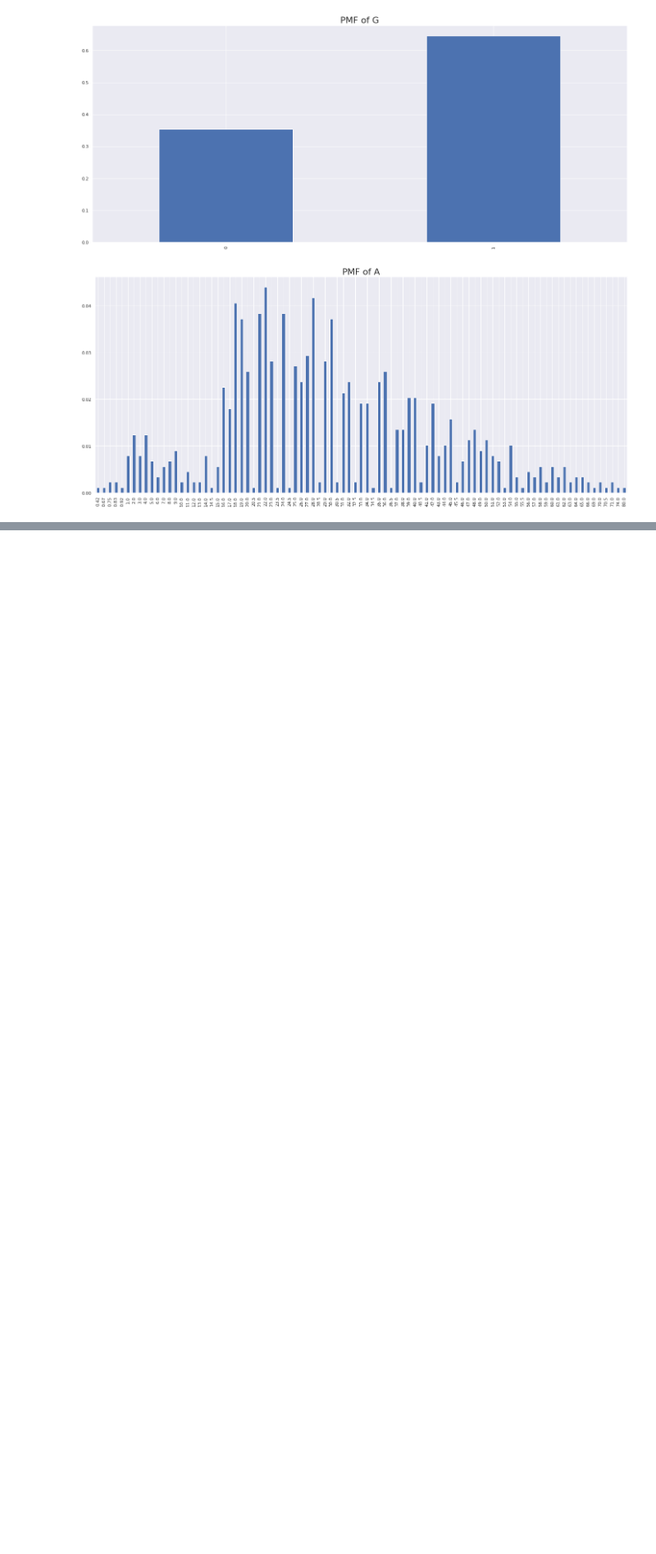
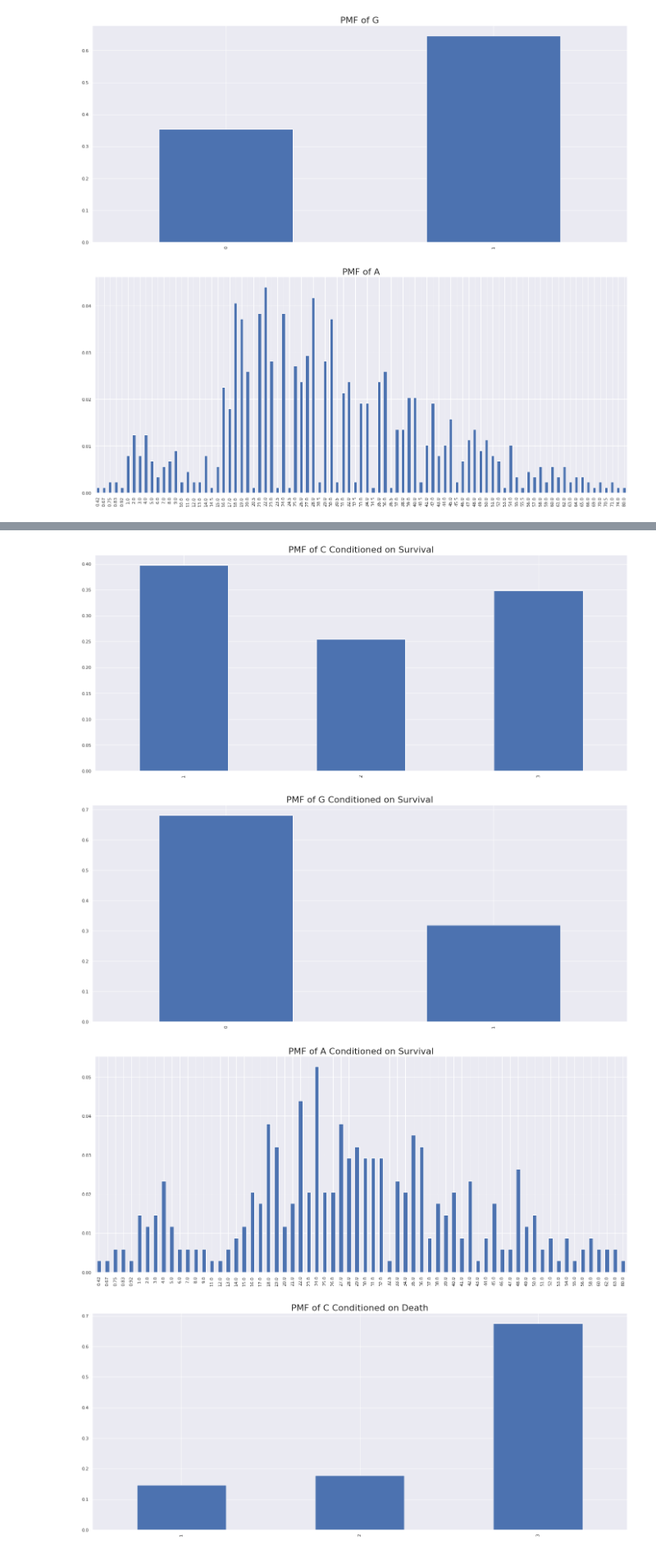
Before and after one commit to krauthammera/ee131a_finalproj, a Jupyter notebook: Problem3.ipynb, the cells around one changed output, grey strips where cells are left out. Shown: that part at 82% size. Cells and saved outputs as stored; diff of their text form; code cells hidden in the pictures; blank space fills up the shorter version.

```diff
--- a/Problem3.ipynb
+++ b/Problem3.ipynb
@@ -43,0 +48,24 @@ for i in range(0, df.shape[1]):
+# %%
+df_s1 = df[df["Survived"] == 1]
+df_s0 = df[df["Survived"] == 0]
+
+for ix, col_name in enumerate(["Pclass", "Sex", "Age"]):
+    col = df_s1[col_name]
+    pmf_cond = col.value_counts().sort_index() / len(col)
+    fig = plt.figure()
+    ax = fig.add_subplot(111)
+    ax.set_title("PMF of {} Conditioned on Survival".format(rv_names[ix+1]), fontdict={'fontsize': 22, 'fontweight': 'medium'})
+    pmf_cond.plot(kind="bar")
+
+for ix, col_name in enumerate(["Pclass", "Sex", "Age"]):
+    col = df_s0[col_name]
+    pmf_cond = col.value_counts().sort_index() / len(col)
+    fig = plt.figure()
+    ax = fig.add_subplot(111)
+    ax.set_title("PMF of {} Conditioned on Death".format(rv_names[ix+1]), fontdict={'fontsize': 22, 'fontweight': 'medium'})
+    pmf_cond.plot(kind="bar")
+# %% [output]
+[figure, added]
+[figure, added]
+[figure, added]
+[figure, added]
```
Also changed, not shown: parts of 6 cells of this notebook.
